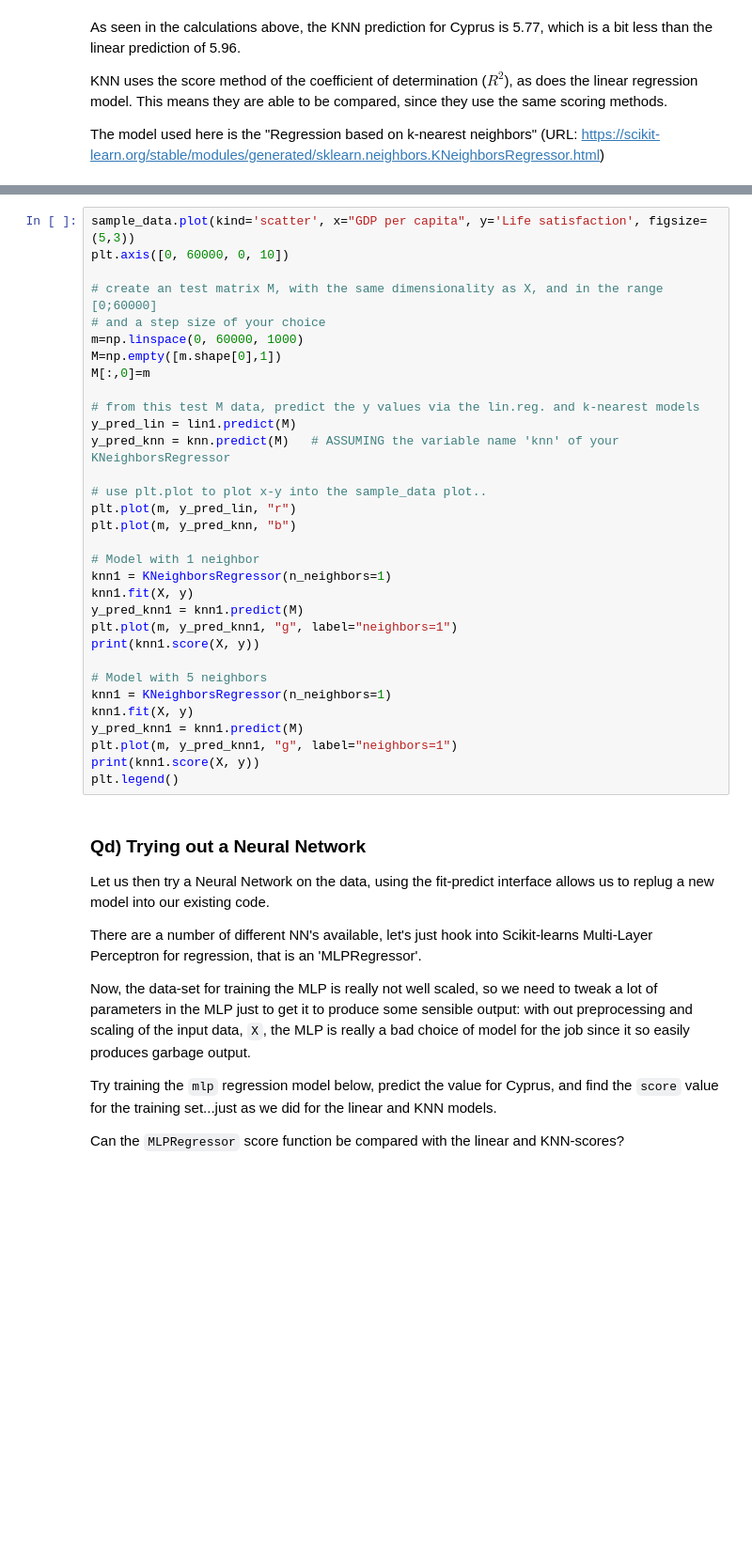
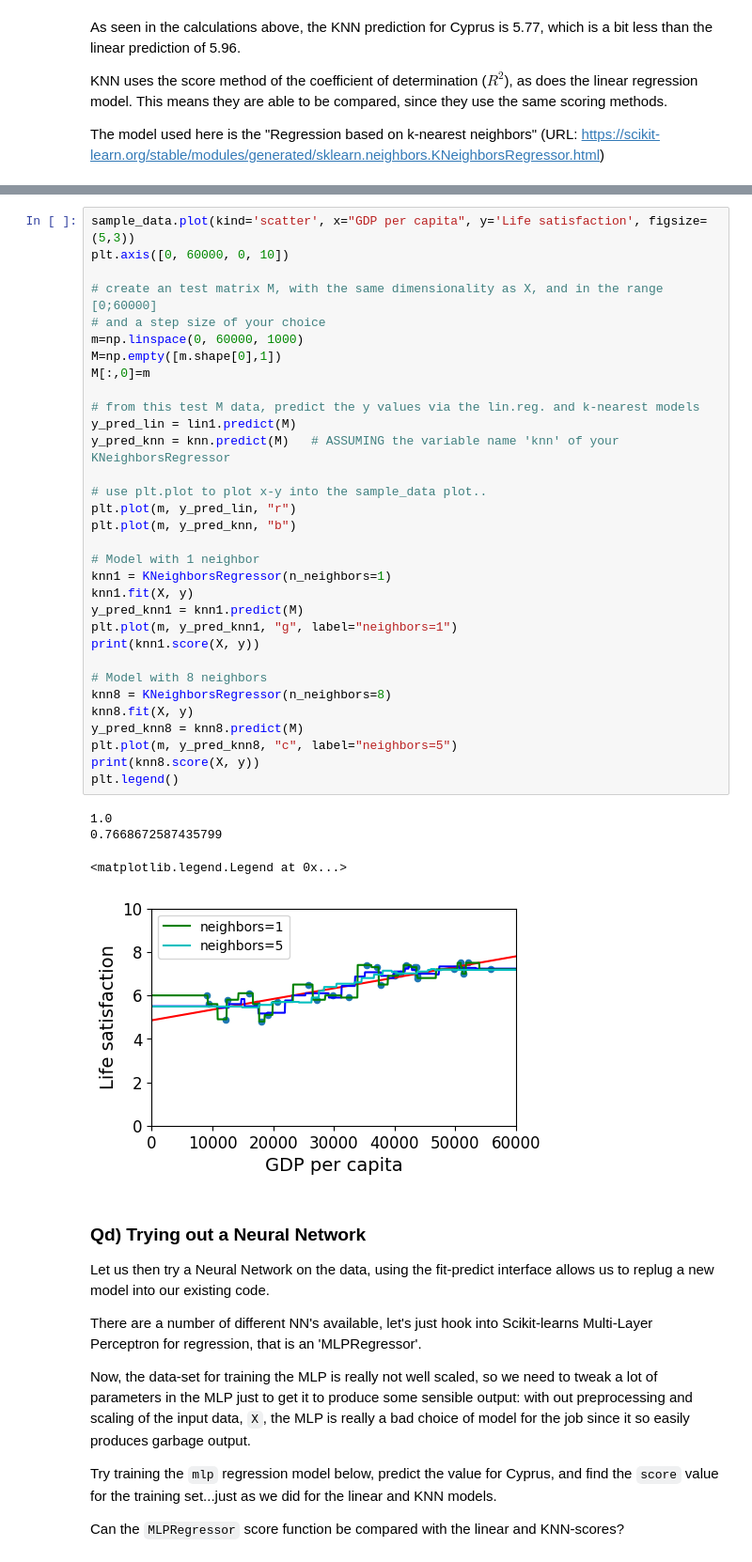
Before and after one commit to kaaecreme/6-Semester, a Jupyter notebook: MAL/L01/Combined final assignment.ipynb, the cells around one changed output, grey strips where cells are left out. Shown at 94% size. Saved outputs shown, nothing was run; the diff lists cells and outputs as text; blank space fills up the shorter version.

```diff
--- a/MAL/L01/Combined final assignment.ipynb
+++ b/MAL/L01/Combined final assignment.ipynb
@@ -269,35 +350,40 @@ Thus, while a score of 1 may initially appear optimal, it actually indicates lim
 # %%
 sample_data.plot(kind='scatter', x="GDP per capita", y='Life satisfaction', figsize=(5,3))
 plt.axis([0, 60000, 0, 10])
 
 # create an test matrix M, with the same dimensionality as X, and in the range [0;60000]
 # and a step size of your choice
 m=np.linspace(0, 60000, 1000)
 M=np.empty([m.shape[0],1])
 M[:,0]=m
 
 # from this test M data, predict the y values via the lin.reg. and k-nearest models
 y_pred_lin = lin1.predict(M)
 y_pred_knn = knn.predict(M)   # ASSUMING the variable name 'knn' of your KNeighborsRegressor
 
 # use plt.plot to plot x-y into the sample_data plot..
 plt.plot(m, y_pred_lin, "r")
 plt.plot(m, y_pred_knn, "b")
 
 # Model with 1 neighbor
 knn1 = KNeighborsRegressor(n_neighbors=1)
 knn1.fit(X, y)
 y_pred_knn1 = knn1.predict(M)
 plt.plot(m, y_pred_knn1, "g", label="neighbors=1")
 print(knn1.score(X, y))
 
-# Model with 5 neighbors
-knn1 = KNeighborsRegressor(n_neighbors=1)
-knn1.fit(X, y)
-y_pred_knn1 = knn1.predict(M)
-plt.plot(m, y_pred_knn1, "g", label="neighbors=1")
-print(knn1.score(X, y))
+# Model with 8 neighbors
+knn8 = KNeighborsRegressor(n_neighbors=8)
+knn8.fit(X, y)
+y_pred_knn8 = knn8.predict(M)
+plt.plot(m, y_pred_knn8, "c", label="neighbors=5")
+print(knn8.score(X, y))
 plt.legend()
+# %% [output]
+1.0
+0.7668672587435799
+<matplotlib.legend.Legend at 0x...>
+[figure, added]
 # %% [markdown]
 ### Qd) Trying out a Neural Network
 
```
Also changed, not shown: parts of 11 cells of this notebook.
